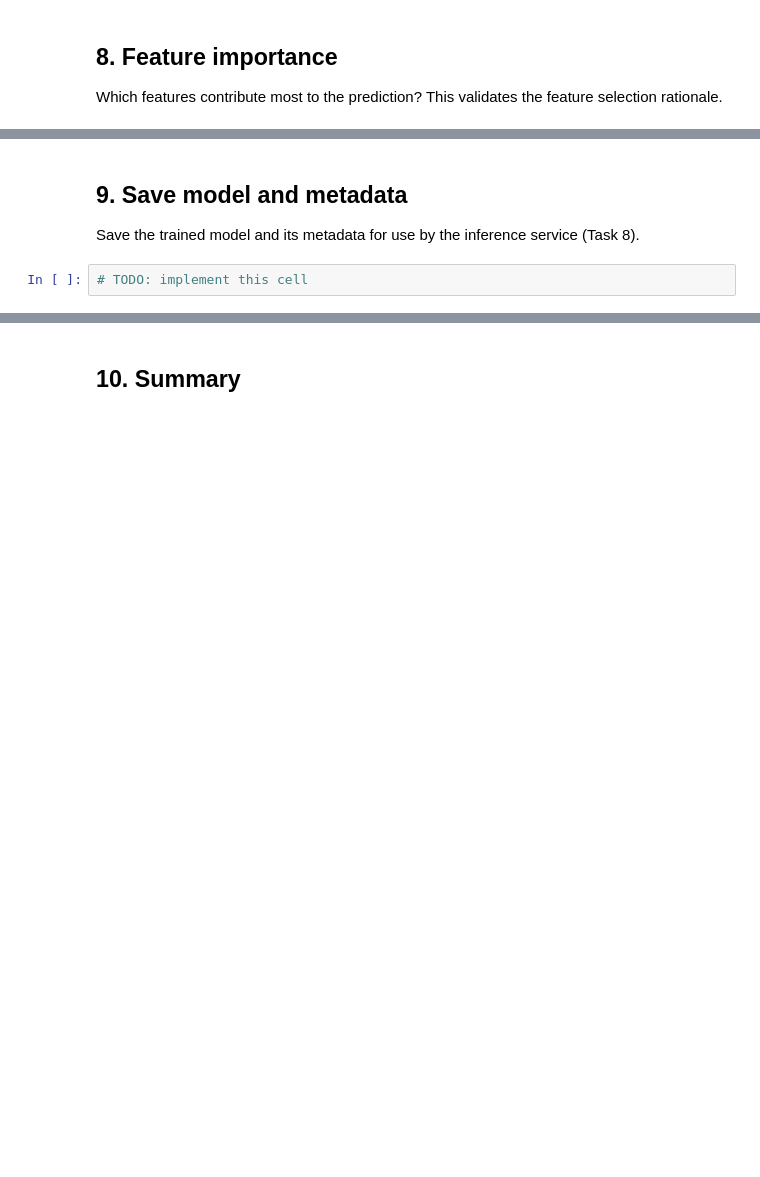
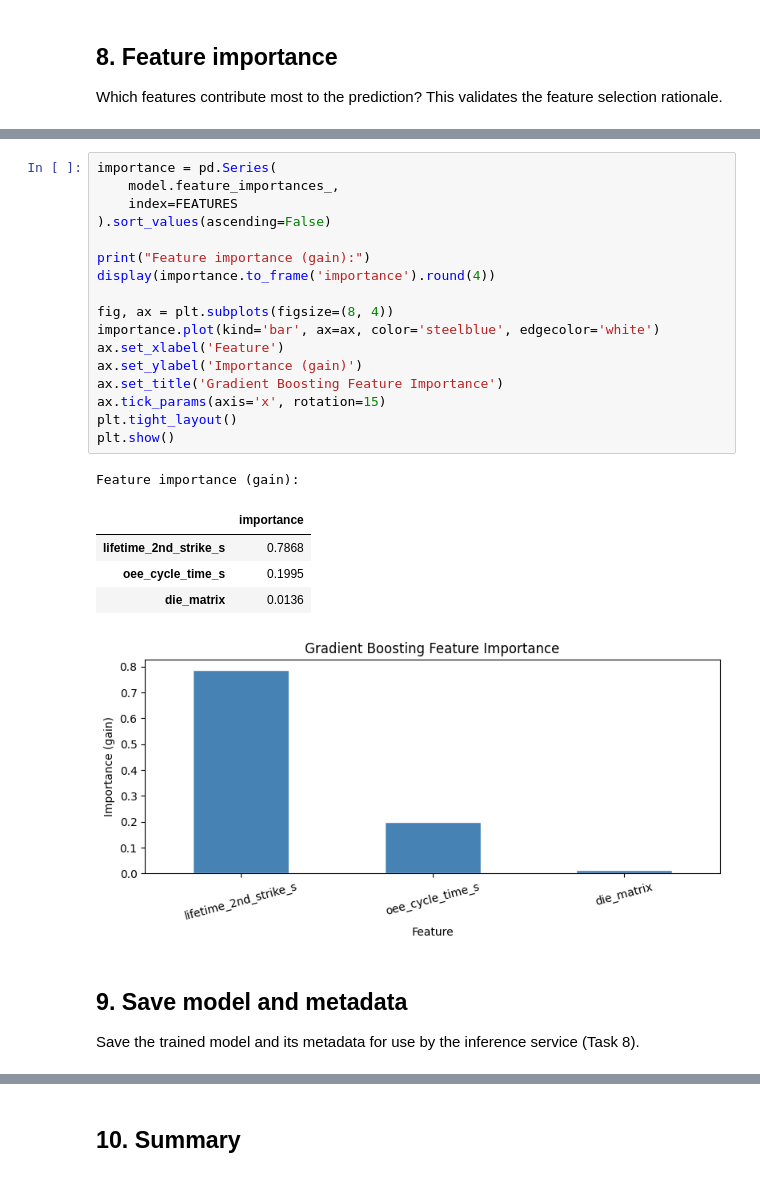
Before and after one commit to baranerdogan11/baranerdogan-caws-final-project, a Jupyter notebook: notebooks/05_feature_selection_and_model.ipynb, the cells around one changed output, grey strips where cells are left out. Saved outputs shown, nothing was run; the diff lists cells and outputs as text; blank space fills up the shorter version.

```diff
--- a/notebooks/05_feature_selection_and_model.ipynb
+++ b/notebooks/05_feature_selection_and_model.ipynb
@@ -92,6 +317,28 @@ Which features contribute most to the prediction? This validates the feature sel
+# %%
+importance = pd.Series(
+    model.feature_importances_,
+    index=FEATURES
+).sort_values(ascending=False)
+
+print("Feature importance (gain):")
+display(importance.to_frame('importance').round(4))
+
+fig, ax = plt.subplots(figsize=(8, 4))
+importance.plot(kind='bar', ax=ax, color='steelblue', edgecolor='white')
+ax.set_xlabel('Feature')
+ax.set_ylabel('Importance (gain)')
+ax.set_title('Gradient Boosting Feature Importance')
+ax.tick_params(axis='x', rotation=15)
+plt.tight_layout()
+plt.show()
+# %% [output]
+Feature importance (gain):
+|  | importance |
+| lifetime_2nd_strike_s | 0.7868 |
+| oee_cycle_time_s | 0.1995 |
+| die_matrix | 0.0136 |
+[figure, added]
 # %% [markdown]
 ## 9. Save model and metadata
 
 Save the trained model and its metadata for use by the inference service (Task 8).
-# %%
-# TODO: implement this cell
```
Also changed, not shown: parts of 22 cells of this notebook.
